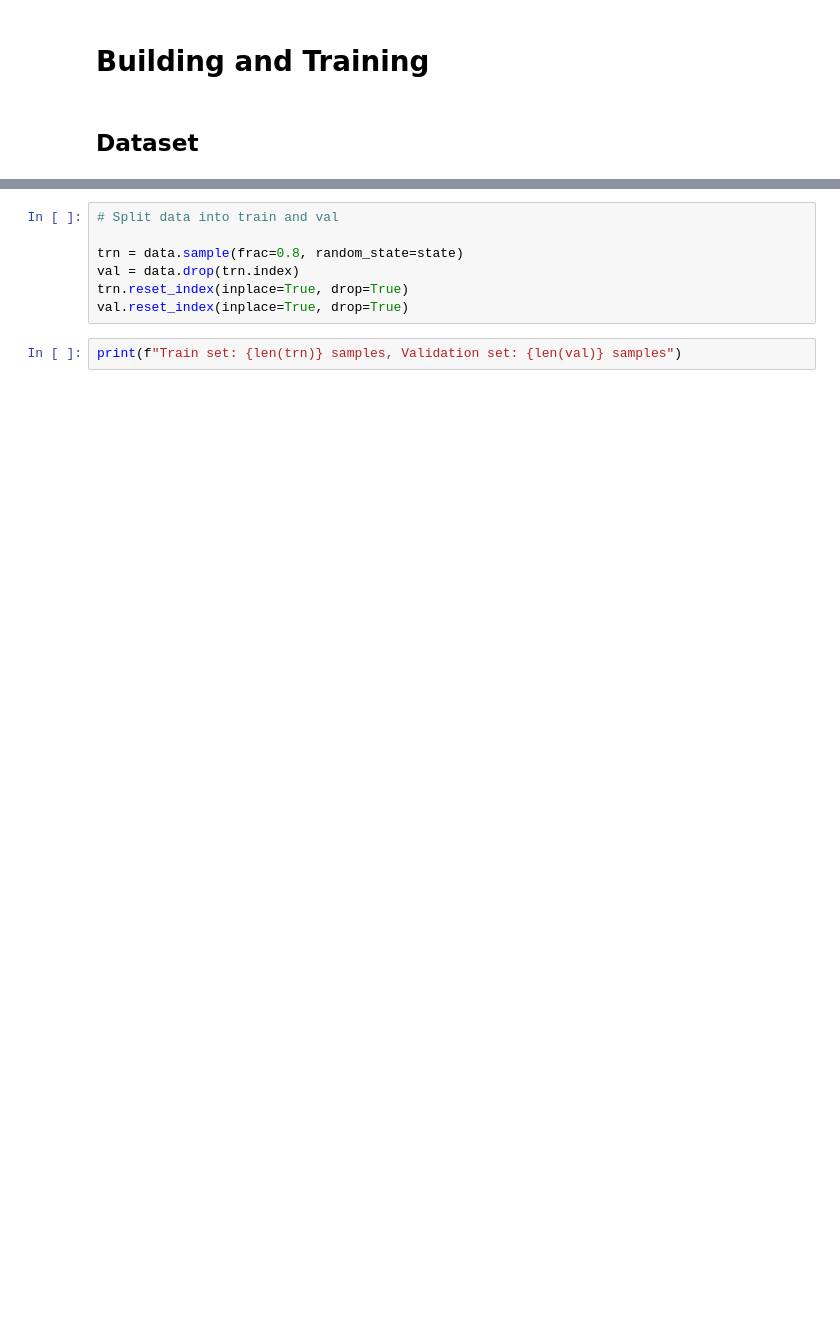
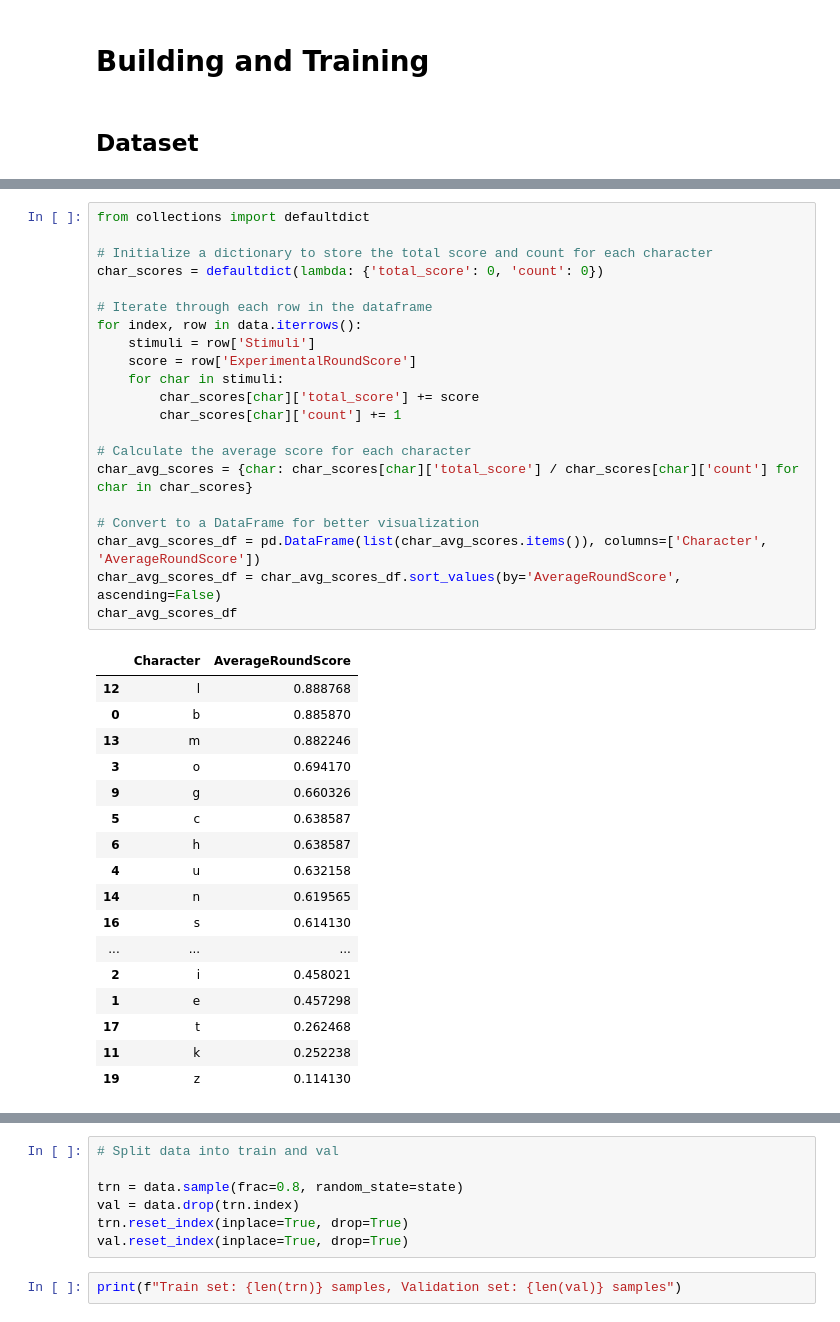
Before and after one commit to qkm2000/pseudoword-generator, a Jupyter notebook: generate_data.ipynb, the cells around one changed output, grey strips where cells are left out. Cells and saved outputs as stored; diff of their text form; blank space fills up the shorter version.

```diff
--- a/generate_data.ipynb
+++ b/generate_data.ipynb
@@ -25,0 +59,39 @@ data
+# %%
+from collections import defaultdict
+
+# Initialize a dictionary to store the total score and count for each character
+char_scores = defaultdict(lambda: {'total_score': 0, 'count': 0})
+
+# Iterate through each row in the dataframe
+for index, row in data.iterrows():
+    stimuli = row['Stimuli']
+    score = row['ExperimentalRoundScore']
+    for char in stimuli:
+        char_scores[char]['total_score'] += score
+        char_scores[char]['count'] += 1
+
+# Calculate the average score for each character
+char_avg_scores = {char: char_scores[char]['total_score'] / char_scores[char]['count'] for char in char_scores}
+
+# Convert to a DataFrame for better visualization
+char_avg_scores_df = pd.DataFrame(list(char_avg_scores.items()), columns=['Character', 'AverageRoundScore'])
+char_avg_scores_df = char_avg_scores_df.sort_values(by='AverageRoundScore', ascending=False)
+char_avg_scores_df
+# %% [output]
+|  | Character | AverageRoundScore |
+| 12 | l | 0.888768 |
+| 0 | b | 0.885870 |
+| 13 | m | 0.882246 |
+| 3 | o | 0.694170 |
+| 9 | g | 0.660326 |
+| 5 | c | 0.638587 |
+| 6 | h | 0.638587 |
+| 4 | u | 0.632158 |
+| 14 | n | 0.619565 |
+| 16 | s | 0.614130 |
+| ... | ... | ... |
+| 2 | i | 0.458021 |
+| 1 | e | 0.457298 |
+| 17 | t | 0.262468 |
+| 11 | k | 0.252238 |
+| 19 | z | 0.114130 |
```
Also changed, not shown: parts of 18 cells of this notebook, 6 other files.
